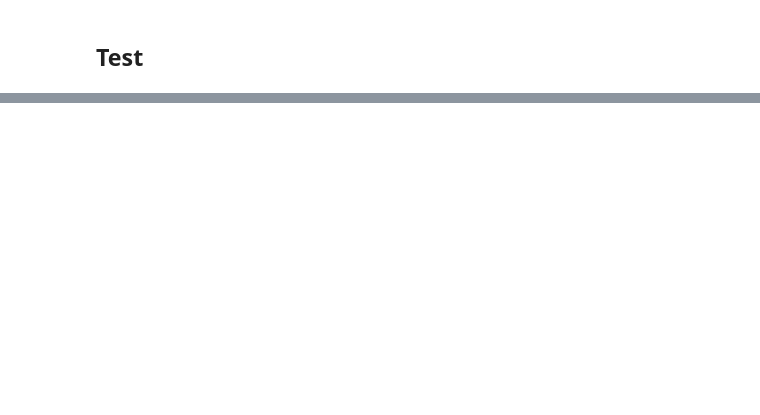
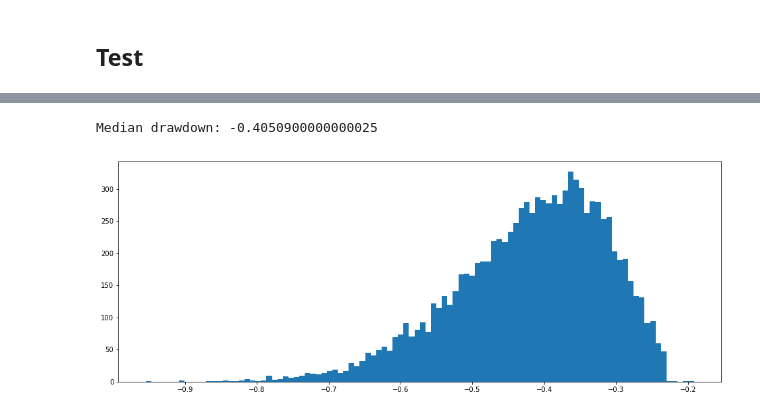
Before and after one commit to FutureSharks/ml-finance, a Jupyter notebook: examples/9-deep-q-forex-more-data/run.ipynb, the cells around one changed output, grey strips where cells are left out. Drawn from its saved outputs; the diff is of its cells as text; code cells hidden in the pictures; blank space fills up the shorter version.

```diff
--- a/examples/9-deep-q-forex-more-data/run.ipynb
+++ b/examples/9-deep-q-forex-more-data/run.ipynb
@@ -315,0 +333,7 @@ array([[<matplotlib.axes._subplots.AxesSubplot object at 0x...>]],
+# %%
+max_drawdown_results = trade_functions.plot_max_drawdown_distribution(trades.copy())
+plt.figure(figsize=(16,6))
+plt.hist(max_drawdown_results, bins=100);
+# %% [output]
+Median drawdown: -0.4050900000000025
+[figure, added]
```
Also changed, not shown: parts of 15 cells of this notebook, 5 other files.
